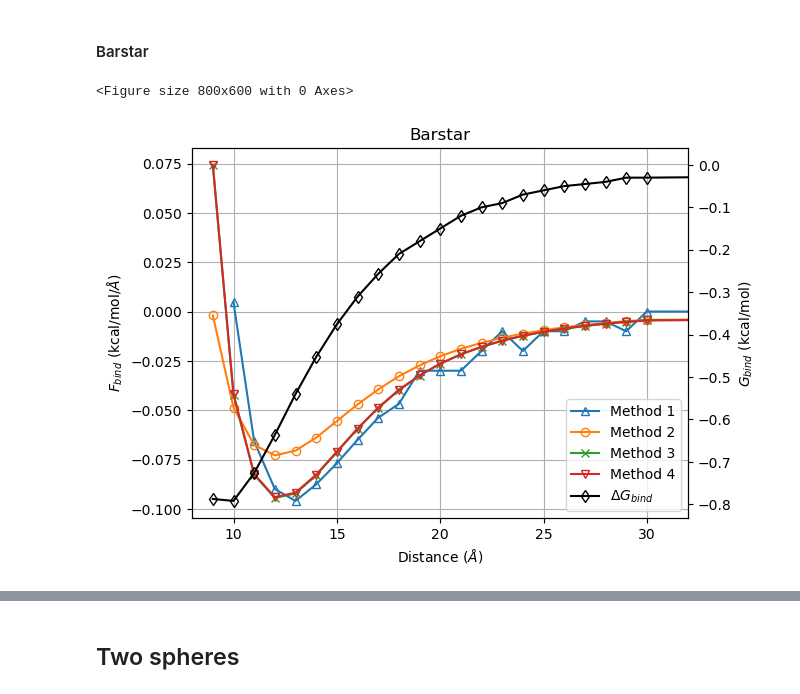
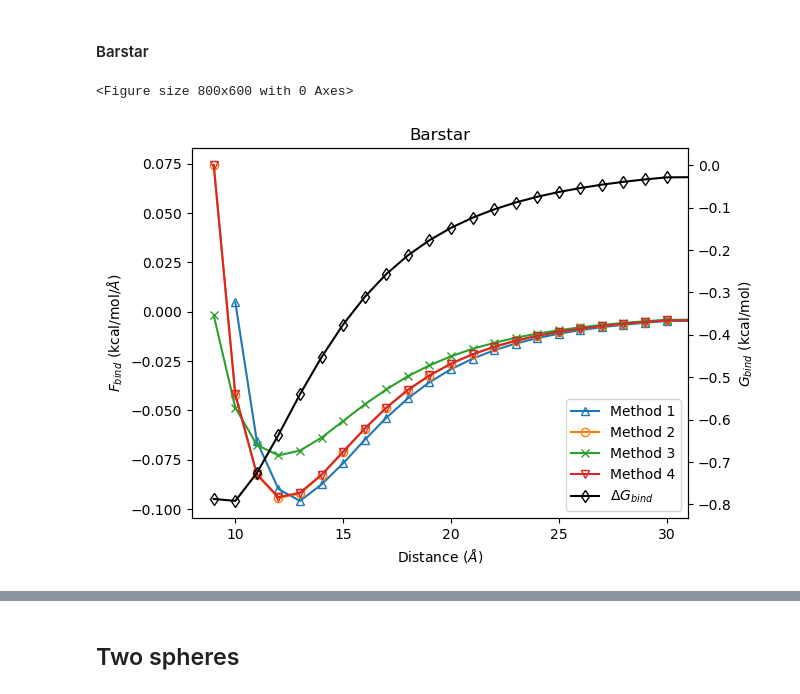
Before and after one commit to iaddison-smith/Apbs_force_simulations, a Jupyter notebook: force_terms.ipynb, the cells around one changed output, grey strips where cells are left out. Drawn from its saved outputs; the diff is of its cells as text; code cells hidden in the pictures.

```diff
--- a/force_terms.ipynb
+++ b/force_terms.ipynb
@@ -18,15 +18,15 @@ plt.rcParams.update({'font.size': 14})
 # %%
 plt.style.use('default')
 # read results file
-force_terms = np.loadtxt('results_pbj/barnase-barstar_forces_to_latex_mesh8.txt',delimiter='&')
+force_terms = np.loadtxt('results_pbj/barnase-barstar_forces_to_latex_mesh8.txt',delimiter='&',skiprows=1)
 plt.figure(figsize=(8,6))
 fig, ax1 = plt.subplots()
 
 ax2 = ax1.twinx()
 
 lns1 = ax1.plot(force_terms[1:,0],(force_terms[1:,7]-force_terms[:-1,7])/(force_terms[1:,0]-force_terms[:-1,0]),label='Method 1',marker='^',mfc='none')
-lns2 = ax1.plot(force_terms[:,0],force_terms[:,2]-force_terms[-1,2],label='Method 2',marker='o',mfc='none')
-lns3 = ax1.plot(force_terms[:,0],force_terms[:,1]-force_terms[-1,1],label='Method 3',marker='x',mfc='none')
+lns2 = ax1.plot(force_terms[:,0],force_terms[:,1]-force_terms[-1,1],label='Method 2',marker='o',mfc='none')
+lns3 = ax1.plot(force_terms[:,0],force_terms[:,2]-force_terms[-1,2],label='Method 3',marker='x',mfc='none')
 lns4 = ax1.plot(force_terms[:,0],force_terms[:,3]-force_terms[-1,3],label='Method 4',marker='v',mfc='none')
 lns5 = ax2.plot(force_terms[:,0],force_terms[:,7],label='$\Delta G_{bind}$',marker='d',mfc='none',color='black')
 
@@ -34,12 +34,12 @@ lns5 = ax2.plot(force_terms[:,0],force_terms[:,7],label='$\Delta G_{bind}$',mark
 lns = lns1+lns2+lns3+lns4+lns5
 labs = [l.get_label() for l in lns]
 ax1.legend(lns, labs, loc=4)
-plt.xlim([8, 32])
+plt.xlim([8, 31])
 ax1.set_xlabel('Distance ($\AA$)')
 ax1.set_ylabel('$F_{bind}$ (kcal/mol/$\AA$)')
 ax2.set_ylabel('$G_{bind}$ (kcal/mol)')
-ax1.grid()
+# ax1.grid()
 plt.title('Barnase')
-plt.savefig('figures//Barnase_formulations_distance_option2.png',dpi=100,bbox_inches='tight')
+plt.savefig('figures//Barnase_formul_dist.png',dpi=100,bbox_inches='tight')
 # %% [output]
 <Figure size 800x600 with 0 Axes>
@@ -49,27 +49,27 @@ plt.savefig('figures//Barnase_formulations_distance_option2.png',dpi=100,bbox_in
 # %%
 plt.style.use('default')
 plt.figure(figsize=(8,6))
 fig, ax1 = plt.subplots()
 
 ax2 = ax1.twinx()
 
 lns1 = ax1.plot(force_terms[1:,0],-(force_terms[1:,7]-force_terms[:-1,7])/(force_terms[1:,0]-force_terms[:-1,0]),label='Method 1',marker='^',mfc='none')
-lns2 = ax1.plot(force_terms[:,0],force_terms[:,5]-force_terms[-1,5],label='Method 2',marker='o',mfc='none')
-lns3 = ax1.plot(force_terms[:,0],force_terms[:,4]-force_terms[-1,4],label='Method 3',marker='x',mfc='none')
+lns2 = ax1.plot(force_terms[:,0],force_terms[:,4]-force_terms[-1,4],label='Method 2',marker='o',mfc='none')
+lns3 = ax1.plot(force_terms[:,0],force_terms[:,5]-force_terms[-1,5],label='Method 3',marker='x',mfc='none')
 lns4 = ax1.plot(force_terms[:,0],force_terms[:,6]-force_terms[-1,6],label='Method 4',marker='v',mfc='none')
 lns5 = ax2.plot(force_terms[:,0],force_terms[:,7],label='$\Delta G_{bind}$',marker='d',mfc='none',color='black')
 
 # added these three lines
 lns = lns1+lns2+lns3+lns4+lns5
 labs = [l.get_label() for l in lns]
 ax1.legend(lns, labs, loc=4)
-plt.xlim([8, 32])
+plt.xlim([8, 31])
 ax1.set_xlabel('Distance ($\AA$)')
 ax1.set_ylabel('$F_{bind}$ (kcal/mol/$\AA$)')
 ax2.set_ylabel('$G_{bind}$ (kcal/mol)')
-ax1.grid()
+# ax1.grid()
 plt.title('Barstar')
-plt.savefig('figures//Barstar_formulations_distance_option2.png',dpi=100,bbox_inches='tight')
+plt.savefig('figures//Barstar_formul_dist.png',dpi=100,bbox_inches='tight')
 # %% [output]
 <Figure size 800x600 with 0 Axes>
-[figure, old version]
+[figure, new version]
```
Also changed, not shown: parts of 9 cells of this notebook, 30 other files.
